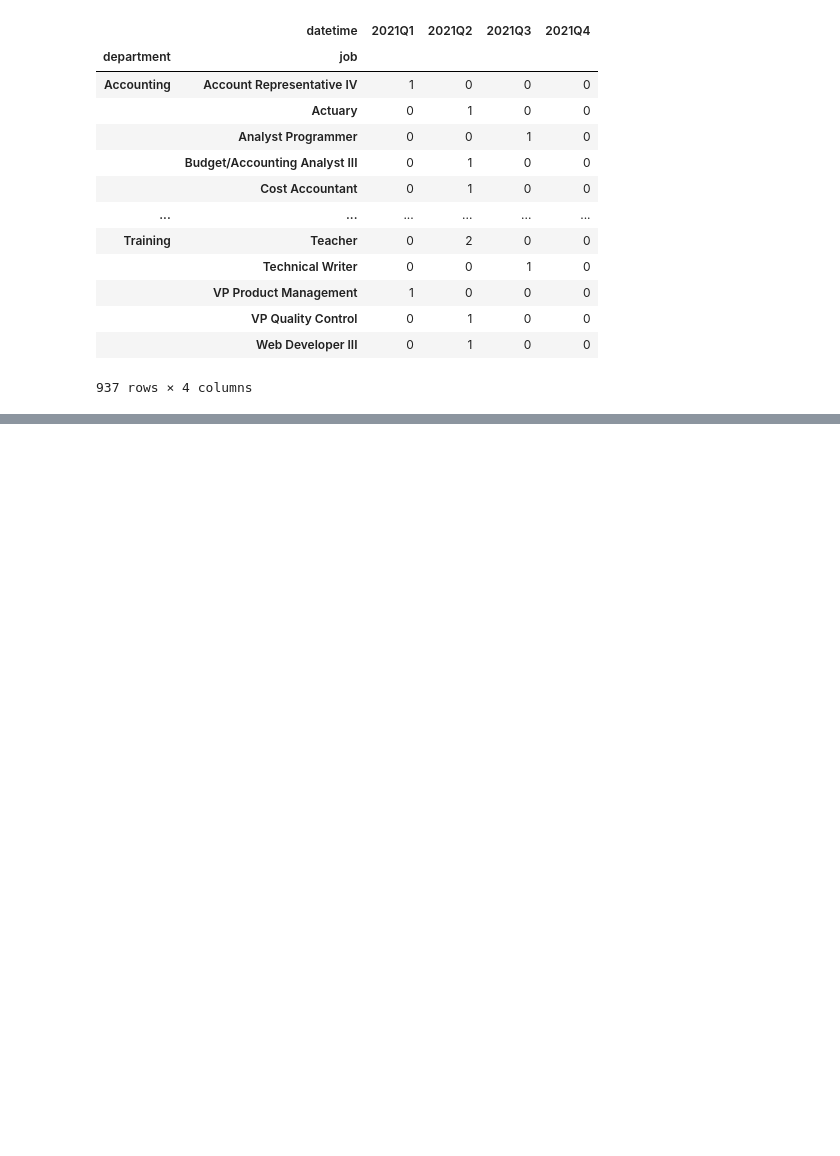
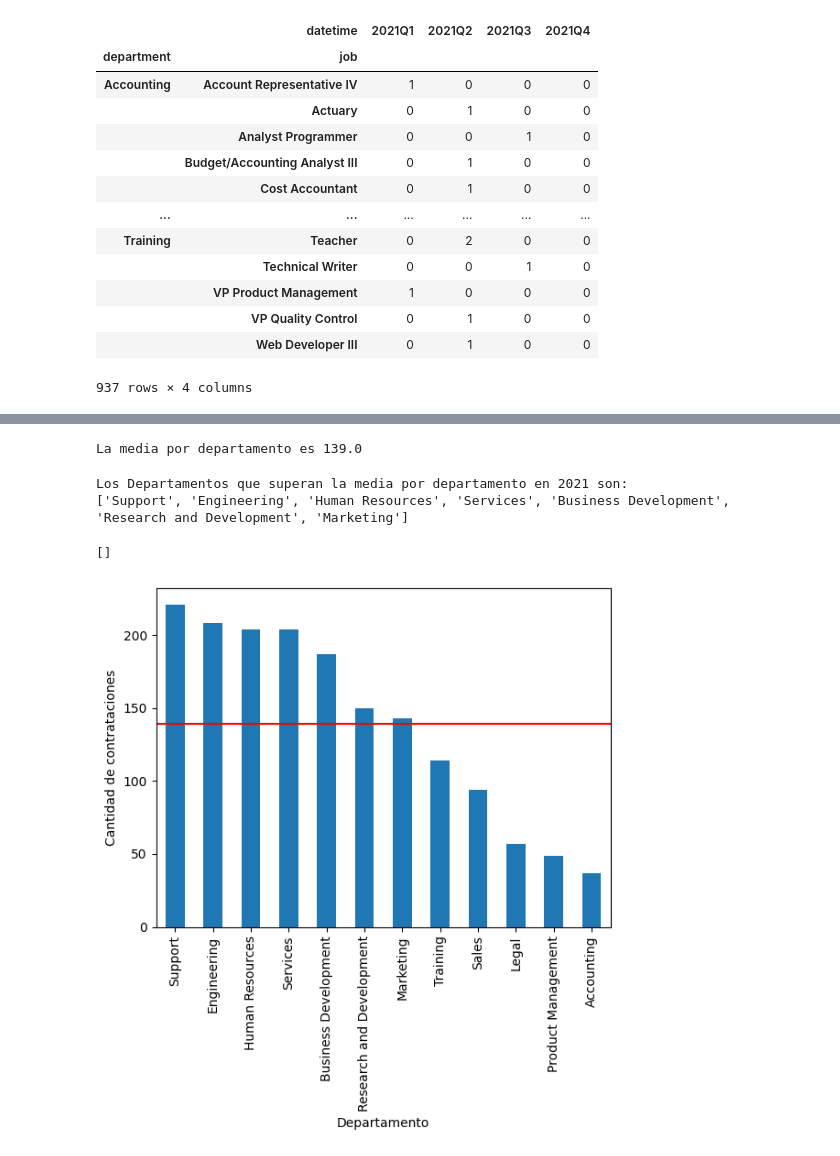
Before and after one commit to juanpsch/globant, a Jupyter notebook: Database1.ipynb, the cells around one changed output, grey strips where cells are left out. Saved outputs shown, nothing was run; the diff lists cells and outputs as text; code cells hidden in the pictures; blank space fills up the shorter version.

```diff
--- a/Database1.ipynb
+++ b/Database1.ipynb
@@ -208,0 +206,20 @@ df.groupby(by='department',).count()
+# %%
+medxdep = df['department'].value_counts().mean()
+print('La media por departamento es {}'.format(medxdep))
+# %% [output]
+La media por departamento es 139.0
+# %%
+depsSupMedia = df['department'].value_counts()[df['department'].value_counts() > df['department'].value_counts().mean()].index
+
+print('Los Departamentos que superan la media por departamento en 2021 son:\n{}'.format(depsSupMedia.to_list()))
+# %% [output]
+Los Departamentos que superan la media por departamento en 2021 son:
+['Support', 'Engineering', 'Human Resources', 'Services', 'Business Development', 'Research and Development', 'Marketing']
+# %%
+ax = df['department'].value_counts().plot(kind='bar')
+ax.set(xlabel='Departamento', ylabel='Cantidad de contrataciones')
+ax.axhline(df['department'].value_counts().mean(), color ='red')
+ax.plot()
+# %% [output]
+[]
+[figure, added]
```
Also changed, not shown: parts of 16 cells of this notebook.
